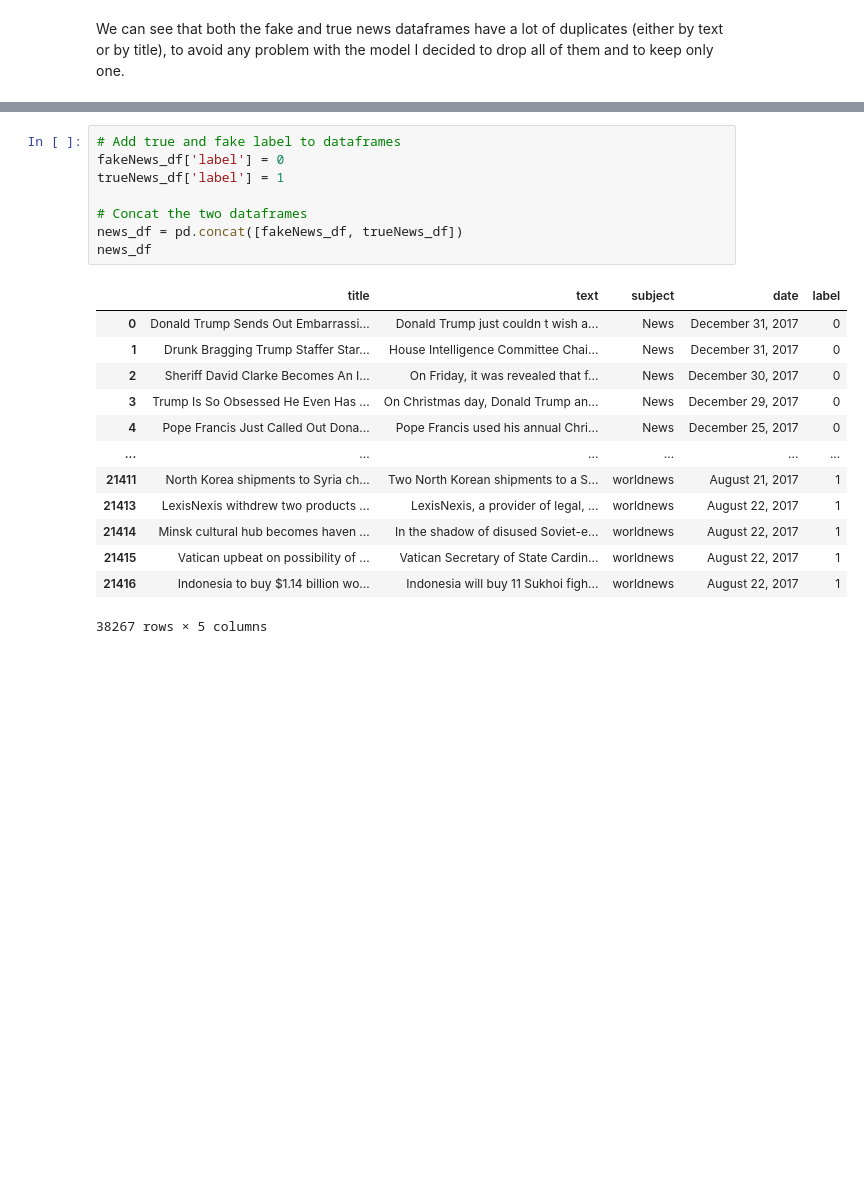
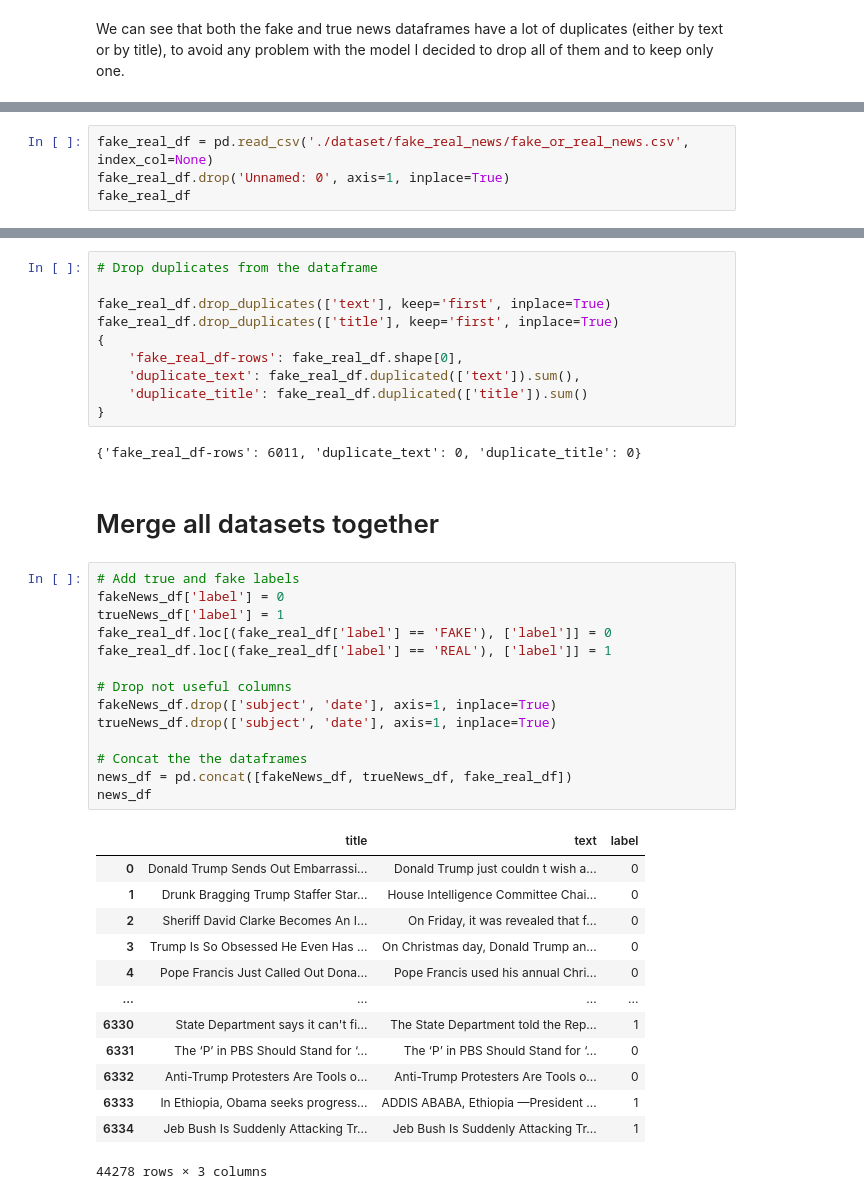
Before and after one commit to cgMuro/fake-news-detector, a Jupyter notebook: data.ipynb, the cells around one changed output, grey strips where cells are left out. Saved outputs shown, nothing was run; the diff lists cells and outputs as text; blank space fills up the shorter version.

Commit message:
added new dataset, data cleaned, merged all data together in "news.csv"

```diff
--- a/data.ipynb
+++ b/data.ipynb
@@ -186,0 +199,4 @@ We can see that both the fake and true news dataframes have a lot of duplicates
+# %%
+fake_real_df = pd.read_csv('./dataset/fake_real_news/fake_or_real_news.csv', index_col=None)
+fake_real_df.drop('Unnamed: 0', axis=1, inplace=True)
+fake_real_df
@@ -187,22 +228,42 @@ We can see that both the fake and true news dataframes have a lot of duplicates
+# %%
+# Drop duplicates from the dataframe
+
+fake_real_df.drop_duplicates(['text'], keep='first', inplace=True)
+fake_real_df.drop_duplicates(['title'], keep='first', inplace=True)
+{
+    'fake_real_df-rows': fake_real_df.shape[0],
+    'duplicate_text': fake_real_df.duplicated(['text']).sum(),
+    'duplicate_title': fake_real_df.duplicated(['title']).sum()
+}
+# %% [output]
+{'fake_real_df-rows': 6011, 'duplicate_text': 0, 'duplicate_title': 0}
+# %% [markdown]
+# Merge all datasets together
 # %%
-# Add true and fake label to dataframes
+# Add true and fake labels
 fakeNews_df['label'] = 0
 trueNews_df['label'] = 1
+fake_real_df.loc[(fake_real_df['label'] == 'FAKE'), ['label']] = 0
+fake_real_df.loc[(fake_real_df['label'] == 'REAL'), ['label']] = 1
 
-# Concat the two dataframes
-news_df = pd.concat([fakeNews_df, trueNews_df])
+# Drop not useful columns
+fakeNews_df.drop(['subject', 'date'], axis=1, inplace=True)
+trueNews_df.drop(['subject', 'date'], axis=1, inplace=True)
+
+# Concat the the dataframes
+news_df = pd.concat([fakeNews_df, trueNews_df, fake_real_df])
 news_df
 # %% [output]
-|  | title | text | subject | date | label |
-| 0 | Donald Trump Sends Out Embarrassi... | Donald Trump just couldn t wish a... | News | December 31, 2017 | 0 |
-| 1 | Drunk Bragging Trump Staffer Star... | House Intelligence Committee Chai... | News | December 31, 2017 | 0 |
-| 2 | Sheriff David Clarke Becomes An I... | On Friday, it was revealed that f... | News | December 30, 2017 | 0 |
-| 3 | Trump Is So Obsessed He Even Has ... | On Christmas day, Donald Trump an... | News | December 29, 2017 | 0 |
-| 4 | Pope Francis Just Called Out Dona... | Pope Francis used his annual Chri... | News | December 25, 2017 | 0 |
-| ... | ... | ... | ... | ... | ... |
-| 21411 | North Korea shipments to Syria ch... | Two North Korean shipments to a S... | worldnews | August 21, 2017 | 1 |
-| 21413 | LexisNexis withdrew two products ... | LexisNexis, a provider of legal, ... | worldnews | August 22, 2017 | 1 |
-| 21414 | Minsk cultural hub becomes haven ... | In the shadow of disused Soviet-e... | worldnews | August 22, 2017 | 1 |
-| 21415 | Vatican upbeat on possibility of ... | Vatican Secretary of State Cardin... | worldnews | August 22, 2017 | 1 |
-| 21416 | Indonesia to buy $1.14 billion wo... | Indonesia will buy 11 Sukhoi figh... | worldnews | August 22, 2017 | 1 |
+|  | title | text | label |
+| 0 | Donald Trump Sends Out Embarrassi... | Donald Trump just couldn t wish a... | 0 |
+| 1 | Drunk Bragging Trump Staffer Star... | House Intelligence Committee Chai... | 0 |
+| 2 | Sheriff David Clarke Becomes An I... | On Friday, it was revealed that f... | 0 |
+| 3 | Trump Is So Obsessed He Even Has ... | On Christmas day, Donald Trump an... | 0 |
+| 4 | Pope Francis Just Called Out Dona... | Pope Francis used his annual Chri... | 0 |
+| ... | ... | ... | ... |
+| 6330 | State Department says it can't fi... | The State Department told the Rep... | 1 |
+| 6331 | The ‘P’ in PBS Should Stand for ‘... | The ‘P’ in PBS Should Stand for ‘... | 0 |
+| 6332 | Anti-Trump Protesters Are Tools o... | Anti-Trump Protesters Are Tools o... | 0 |
+| 6333 | In Ethiopia, Obama seeks progress... | ADDIS ABABA, Ethiopia —President ... | 1 |
+| 6334 | Jeb Bush Is Suddenly Attacking Tr... | Jeb Bush Is Suddenly Attacking Tr... | 1 |
-38267 rows × 5 columns
+44278 rows × 3 columns
```
Also changed, not shown: parts of 11 cells of this notebook, 2 other files.
